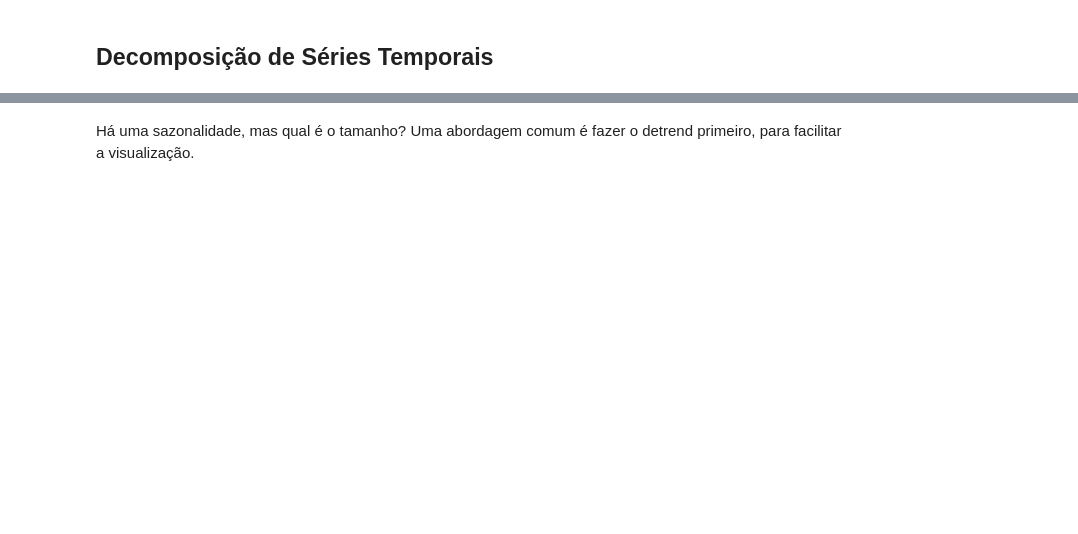
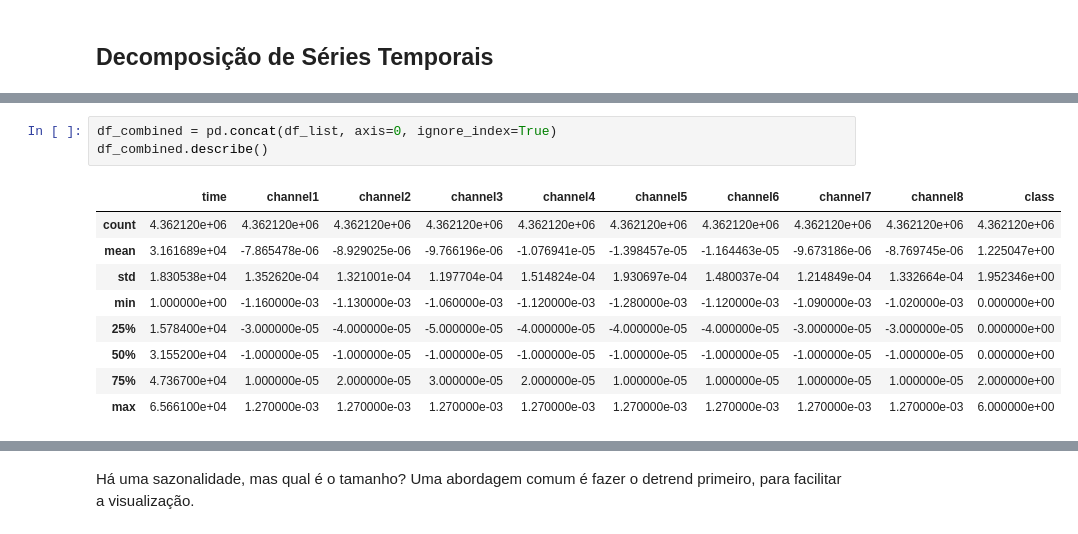
Before and after one commit to flaviosalles3/aprendizado-de-maquina-para-series-temporais, a Jupyter notebook: main.ipynb, the cells around one changed output, grey strips where cells are left out. Saved outputs shown, nothing was run; the diff lists cells and outputs as text; blank space fills up the shorter version.

```diff
--- a/main.ipynb
+++ b/main.ipynb
@@ -30,0 +60,13 @@ for i in range(8):
+# %%
+df_combined = pd.concat(df_list, axis=0, ignore_index=True)
+df_combined.describe()
+# %% [output]
+|  | time | channel1 | channel2 | channel3 | channel4 | channel5 | channel6 | channel7 | channel8 | class |
+| count | 4.362120e+06 | 4.362120e+06 | 4.362120e+06 | 4.362120e+06 | 4.362120e+06 | 4.362120e+06 | 4.362120e+06 | 4.362120e+06 | 4.362120e+06 | 4.362120e+06 |
+| mean | 3.161689e+04 | -7.865478e-06 | -8.929025e-06 | -9.766196e-06 | -1.076941e-05 | -1.398457e-05 | -1.164463e-05 | -9.673186e-06 | -8.769745e-06 | 1.225047e+00 |
+| std | 1.830538e+04 | 1.352620e-04 | 1.321001e-04 | 1.197704e-04 | 1.514824e-04 | 1.930697e-04 | 1.480037e-04 | 1.214849e-04 | 1.332664e-04 | 1.952346e+00 |
+| min | 1.000000e+00 | -1.160000e-03 | -1.130000e-03 | -1.060000e-03 | -1.120000e-03 | -1.280000e-03 | -1.120000e-03 | -1.090000e-03 | -1.020000e-03 | 0.000000e+00 |
+| 25% | 1.578400e+04 | -3.000000e-05 | -4.000000e-05 | -5.000000e-05 | -4.000000e-05 | -4.000000e-05 | -4.000000e-05 | -3.000000e-05 | -3.000000e-05 | 0.000000e+00 |
+| 50% | 3.155200e+04 | -1.000000e-05 | -1.000000e-05 | -1.000000e-05 | -1.000000e-05 | -1.000000e-05 | -1.000000e-05 | -1.000000e-05 | -1.000000e-05 | 0.000000e+00 |
+| 75% | 4.736700e+04 | 1.000000e-05 | 2.000000e-05 | 3.000000e-05 | 2.000000e-05 | 1.000000e-05 | 1.000000e-05 | 1.000000e-05 | 1.000000e-05 | 2.000000e+00 |
+| max | 6.566100e+04 | 1.270000e-03 | 1.270000e-03 | 1.270000e-03 | 1.270000e-03 | 1.270000e-03 | 1.270000e-03 | 1.270000e-03 | 1.270000e-03 | 6.000000e+00 |
```
Also changed, not shown: parts of 11 cells of this notebook.
